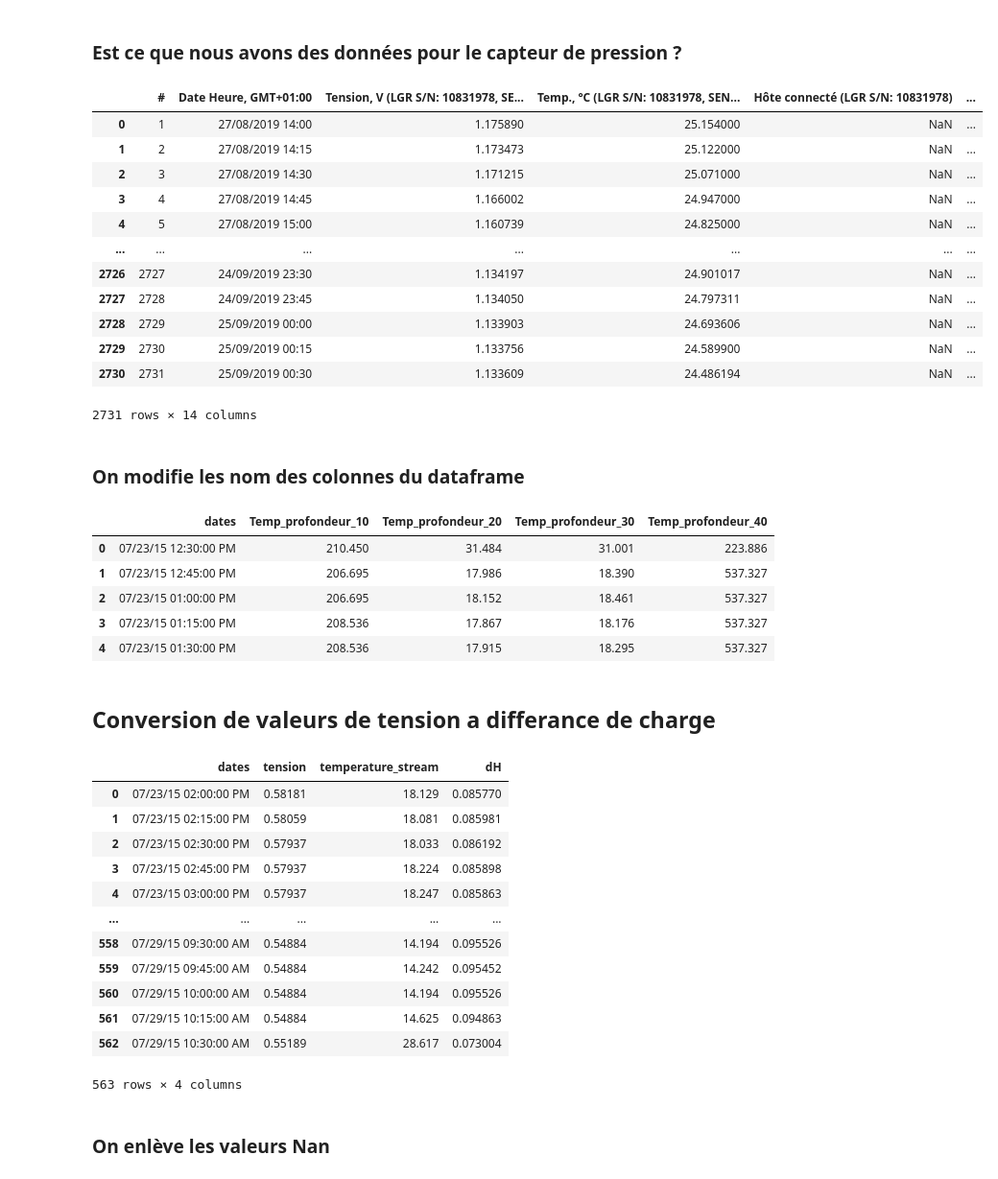
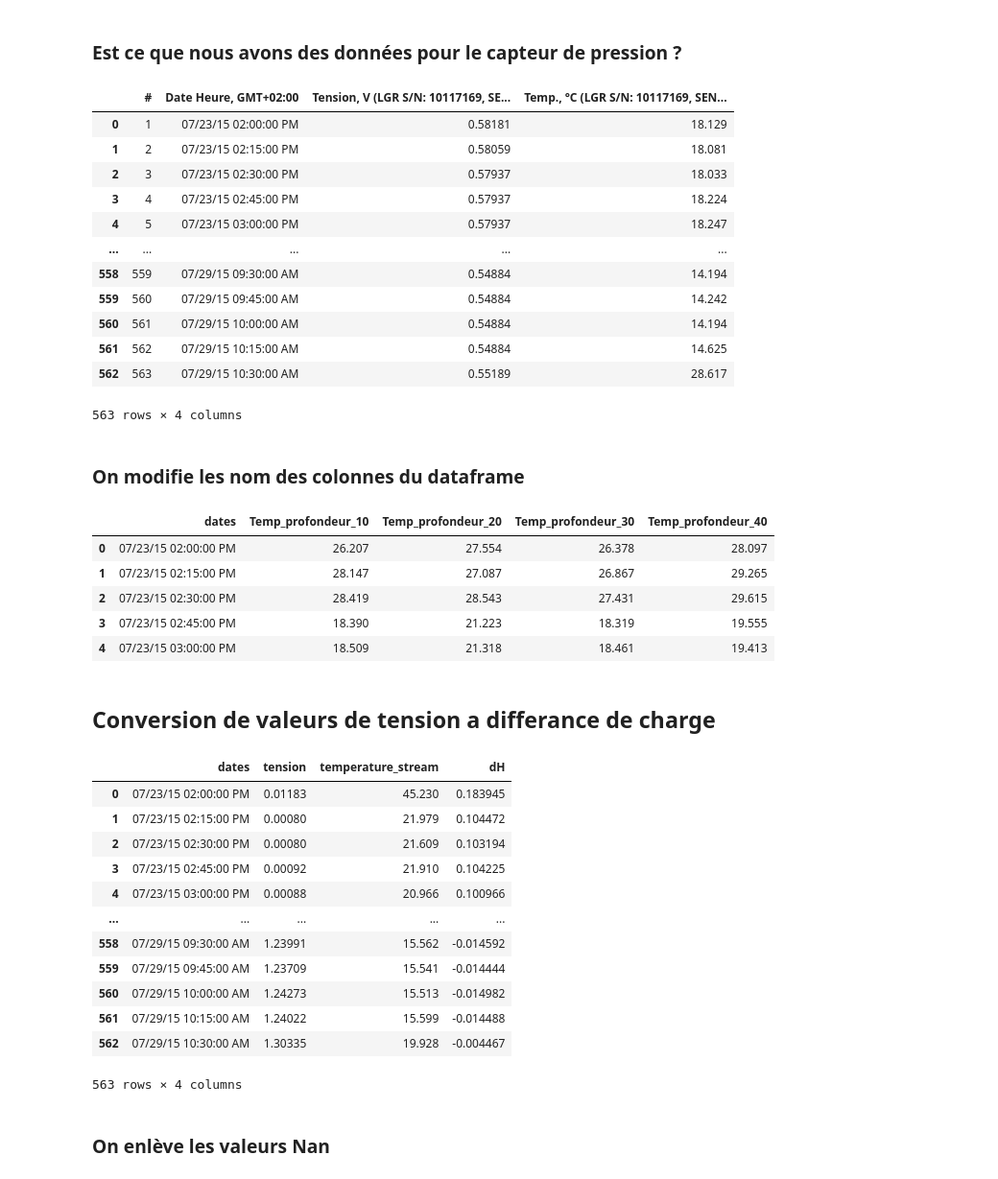
Before and after one commit to Lauredesorgues/MOLONARI_projet_3-, a Jupyter notebook: traitement_data_molonari_12-10_Francisco_mod.ipynb, the cells around one changed output. Shown at 96% size. Cells and saved outputs as stored; diff of their text form; code cells hidden in the pictures.

```diff
--- a/traitement_data_molonari_12-10_Francisco_mod.ipynb
+++ b/traitement_data_molonari_12-10_Francisco_mod.ipynb
@@ -47,7 +47,7 @@ def read_csv (chemin_fichier):
     return data_frame
 # %%
 # on crée un dictionnaire avec toutes les informations pour chaque point et on met les dictionnaires dans une liste
-data = []
+data = {}
 for x in nomPoints :
     dico = {}
     # le numéro
@@ -93,5 +93,5 @@ for x in nomPoints :
                     dico['dU/dH'] = float(l[6:-2])
                 if l.startswith('dU/dT') :
                     dico['dU/dT'] = float(l[6:-2])
-    data.append(dico)
+    data[dico['numero']] = dico
 # %%
@@ -132,33 +131,33 @@ data[0]
 # %% [markdown]
 ### Est ce que nous avons les données de l'étalonnage du capteur ?
 # %%
-for x in data :
+for x in data.values()  :
     if not 'intercept' in x.keys() :
         print('le point '+ x['numero'] + ' n\'a pas d\'étalonnage, il n\'est pas valide')
         data.remove(x)
 # %% [markdown]
 ### Est ce que nous avons des données pour le capteur de pression ?
 # %%
-for x in data :
+for x in data.values() :
     if x['pression'].empty :
         print('le point '+ x['numero'] + ' n\'a pas de données de pression, il n\'est pas valide')
         data.remove(x)
 # %%
-data[6]['pression']
+data['13']['pression']
 # %% [output]
-|  | # | Date Heure, GMT+01:00 | Tension, V (LGR S/N: 10831978, SE... | Temp., °C (LGR S/N: 10831978, SEN... | Hôte connecté (LGR S/N: 10831978) | ... |
-| 0 | 1 | 27/08/2019 14:00 | 1.175890 | 25.154000 | NaN | ... |
-| 1 | 2 | 27/08/2019 14:15 | 1.173473 | 25.122000 | NaN | ... |
-| 2 | 3 | 27/08/2019 14:30 | 1.171215 | 25.071000 | NaN | ... |
-| 3 | 4 | 27/08/2019 14:45 | 1.166002 | 24.947000 | NaN | ... |
-| 4 | 5 | 27/08/2019 15:00 | 1.160739 | 24.825000 | NaN | ... |
-| ... | ... | ... | ... | ... | ... | ... |
-| 2726 | 2727 | 24/09/2019 23:30 | 1.134197 | 24.901017 | NaN | ... |
-| 2727 | 2728 | 24/09/2019 23:45 | 1.134050 | 24.797311 | NaN | ... |
-| 2728 | 2729 | 25/09/2019 00:00 | 1.133903 | 24.693606 | NaN | ... |
-| 2729 | 2730 | 25/09/2019 00:15 | 1.133756 | 24.589900 | NaN | ... |
-| 2730 | 2731 | 25/09/2019 00:30 | 1.133609 | 24.486194 | NaN | ... |
+|  | # | Date Heure, GMT+02:00 | Tension, V (LGR S/N: 10117169, SE... | Temp., °C (LGR S/N: 10117169, SEN... |
+| 0 | 1 | 07/23/15 02:00:00 PM | 0.58181 | 18.129 |
+| 1 | 2 | 07/23/15 02:15:00 PM | 0.58059 | 18.081 |
+| 2 | 3 | 07/23/15 02:30:00 PM | 0.57937 | 18.033 |
+| 3 | 4 | 07/23/15 02:45:00 PM | 0.57937 | 18.224 |
+| 4 | 5 | 07/23/15 03:00:00 PM | 0.57937 | 18.247 |
+| ... | ... | ... | ... | ... |
+| 558 | 559 | 07/29/15 09:30:00 AM | 0.54884 | 14.194 |
+| 559 | 560 | 07/29/15 09:45:00 AM | 0.54884 | 14.242 |
+| 560 | 561 | 07/29/15 10:00:00 AM | 0.54884 | 14.194 |
+| 561 | 562 | 07/29/15 10:15:00 AM | 0.54884 | 14.625 |
+| 562 | 563 | 07/29/15 10:30:00 AM | 0.55189 | 28.617 |
-2731 rows × 14 columns
+563 rows × 4 columns
 # %% [markdown]
 ### On modifie les nom des colonnes du dataframe
 # %%
@@ -181,18 +180,18 @@ for x in data :
     x['pression'].columns = colonnesP
 # %%
 # notamment la température et la pression
-data[0]['temperature'].head(5)
+data['14']['temperature'].head(5)
 # %% [output]
 |  | dates | Temp_profondeur_10 | Temp_profondeur_20 | Temp_profondeur_30 | Temp_profondeur_40 |
-| 0 | 07/23/15 12:30:00 PM | 210.450 | 31.484 | 31.001 | 223.886 |
-| 1 | 07/23/15 12:45:00 PM | 206.695 | 17.986 | 18.390 | 537.327 |
-| 2 | 07/23/15 01:00:00 PM | 206.695 | 18.152 | 18.461 | 537.327 |
-| 3 | 07/23/15 01:15:00 PM | 208.536 | 17.867 | 18.176 | 537.327 |
-| 4 | 07/23/15 01:30:00 PM | 208.536 | 17.915 | 18.295 | 537.327 |
+| 0 | 07/23/15 02:00:00 PM | 26.207 | 27.554 | 26.378 | 28.097 |
+| 1 | 07/23/15 02:15:00 PM | 28.147 | 27.087 | 26.867 | 29.265 |
+| 2 | 07/23/15 02:30:00 PM | 28.419 | 28.543 | 27.431 | 29.615 |
+| 3 | 07/23/15 02:45:00 PM | 18.390 | 21.223 | 18.319 | 19.555 |
+| 4 | 07/23/15 03:00:00 PM | 18.509 | 21.318 | 18.461 | 19.413 |
 # %% [markdown]
 ## Conversion de valeurs de tension a differance de charge
 # %%
-for point in data:
+for point in data.values():
     k0 = float(point['intercept'])
     k1 = float(point['dU/dH'])
     k2 = float(point['dU/dT'])
@@ -202,20 +201,20 @@ for point in data:
     T = point['pression']['temperature_stream'].astype(float)
     point['pression']['dH'] = (1 / k1) * (U - k0 - k2 * T)
 
-data[0]['pression']
+data['14']['pression']
 # %% [output]
 |  | dates | tension | temperature_stream | dH |
-| 0 | 07/23/15 02:00:00 PM | 0.58181 | 18.129 | 0.085770 |
-| 1 | 07/23/15 02:15:00 PM | 0.58059 | 18.081 | 0.085981 |
-| 2 | 07/23/15 02:30:00 PM | 0.57937 | 18.033 | 0.086192 |
-| 3 | 07/23/15 02:45:00 PM | 0.57937 | 18.224 | 0.085898 |
-| 4 | 07/23/15 03:00:00 PM | 0.57937 | 18.247 | 0.085863 |
+| 0 | 07/23/15 02:00:00 PM | 0.01183 | 45.230 | 0.183945 |
+| 1 | 07/23/15 02:15:00 PM | 0.00080 | 21.979 | 0.104472 |
+| 2 | 07/23/15 02:30:00 PM | 0.00080 | 21.609 | 0.103194 |
+| 3 | 07/23/15 02:45:00 PM | 0.00092 | 21.910 | 0.104225 |
+| 4 | 07/23/15 03:00:00 PM | 0.00088 | 20.966 | 0.100966 |
 | ... | ... | ... | ... | ... |
-| 558 | 07/29/15 09:30:00 AM | 0.54884 | 14.194 | 0.095526 |
-| 559 | 07/29/15 09:45:00 AM | 0.54884 | 14.242 | 0.095452 |
-| 560 | 07/29/15 10:00:00 AM | 0.54884 | 14.194 | 0.095526 |
-| 561 | 07/29/15 10:15:00 AM | 0.54884 | 14.625 | 0.094863 |
-| 562 | 07/29/15 10:30:00 AM | 0.55189 | 28.617 | 0.073004 |
+| 558 | 07/29/15 09:30:00 AM | 1.23991 | 15.562 | -0.014592 |
+| 559 | 07/29/15 09:45:00 AM | 1.23709 | 15.541 | -0.014444 |
+| 560 | 07/29/15 10:00:00 AM | 1.24273 | 15.513 | -0.014982 |
+| 561 | 07/29/15 10:15:00 AM | 1.24022 | 15.599 | -0.014488 |
+| 562 | 07/29/15 10:30:00 AM | 1.30335 | 19.928 | -0.004467 |
 563 rows × 4 columns
 # %% [markdown]
 ### On enlève les valeurs Nan
```
Also changed, not shown: parts of 23 cells of this notebook.
